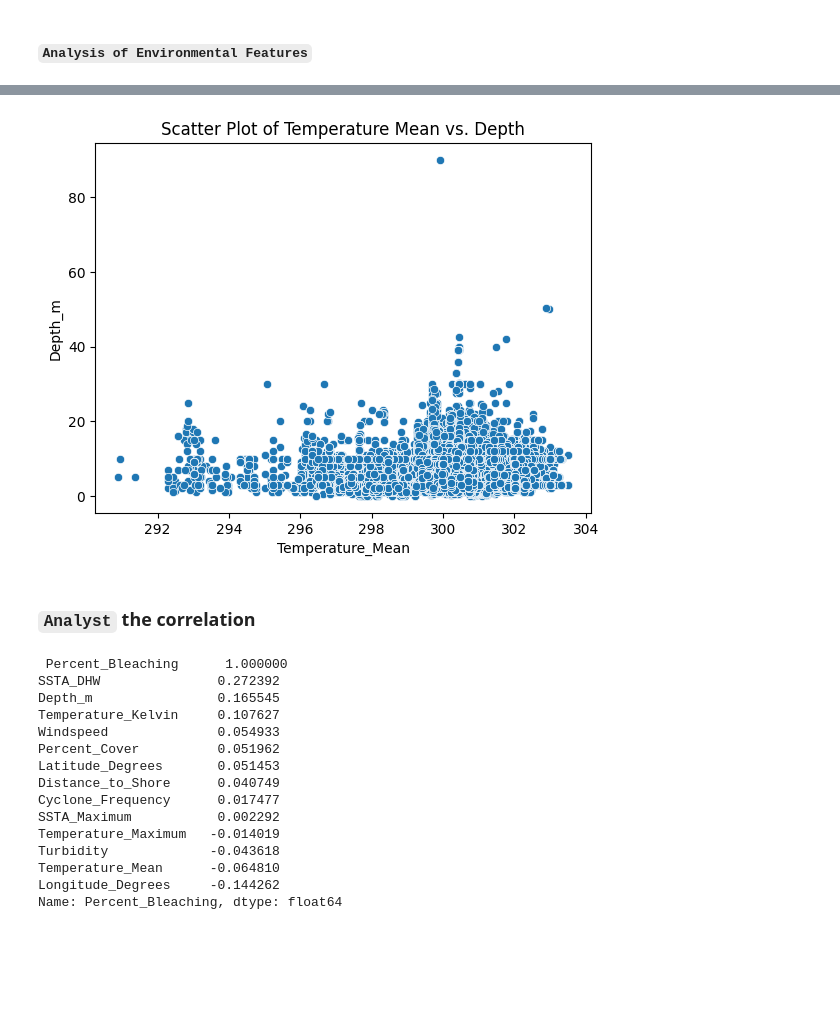
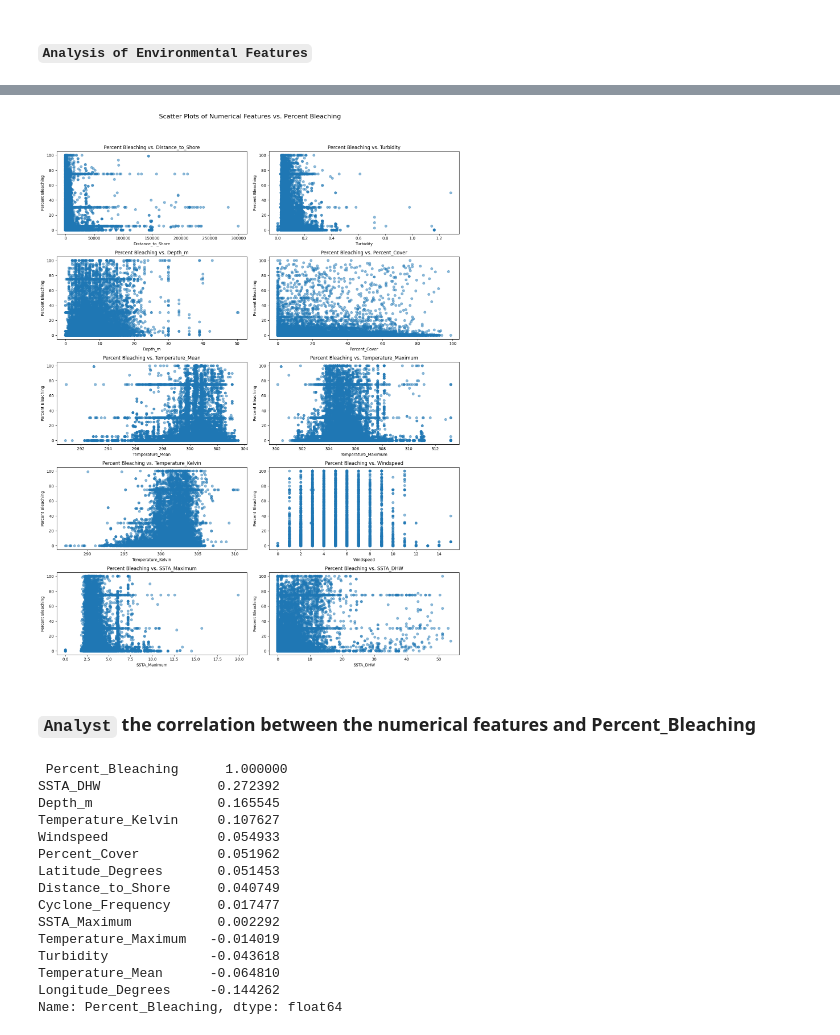
Before and after one commit to minhphan-rmit/rmit2024b-cosc2968-sgs-tut04-team1, a Jupyter notebook: main1.ipynb, the cells around one changed output, grey strips where cells are left out. Cells and saved outputs as stored; diff of their text form; code cells hidden in the pictures; blank space fills up the shorter version.

Commit message:
update final clear data

```diff
--- a/main1.ipynb
+++ b/main1.ipynb
@@ -282,9 +281,9 @@ numeric_columns = [
 ]
 
 for col in numeric_columns:
-    df_filtered[col] = pd.to_numeric(df_filtered[col], errors='coerce')
+    df_cleaned[col] = pd.to_numeric(df_cleaned[col], errors='coerce')
 
 # Display the info of the DataFrame to verify changes
-df_filtered.info()
+df_cleaned.info()
 # %% [output]
 <class 'pandas.core.frame.DataFrame'>
@@ -311,0 +313,13 @@ See the caveats in the documentation: https://pandas.pydata.org/pandas-docs/stab
+# %%
+# List of categorical columns
+categorical_columns = [
+    'Bleaching_Level',
+    'Ocean_Name',
+    'Exposure',
+]
+# Convert specified columns to categorical dtype
+for column in categorical_columns:
+    df_cleaned[column] = df_cleaned[column].astype('category')
+
+# Verify the conversion
+df_cleaned.info()
@@ -622,11 +493,35 @@ plt.show()
-# %%
-# Scatter plot of Temperature_Mean vs. Depth_m
-sns.scatterplot(x='Temperature_Mean', y='Depth_m', data=df_filtered)
-plt.title('Scatter Plot of Temperature Mean vs. Depth')
-
-plt.show()
-# %% [output]
-[figure, removed]
+# %%
+import matplotlib.pyplot as plt
+
+# Define the list of numeric columns excluding Percent_Bleaching
+numeric_columns = [
+    'Distance_to_Shore',
+    'Turbidity',
+    'Depth_m',
+    'Percent_Cover',
+    'Temperature_Mean',
+    'Temperature_Maximum',
+    'Temperature_Kelvin',
+    'Windspeed',
+    'SSTA_Maximum',
+    'SSTA_DHW'
+]
+
+# Set up the subplots grid
+fig, axes = plt.subplots(nrows=5, ncols=2, figsize=(15, 20))
+fig.suptitle('Scatter Plots of Numerical Features vs. Percent Bleaching', fontsize=16)
+
+# Loop through the numerical columns and create scatter plots
+for ax, feature in zip(axes.flatten(), numeric_columns):
+    ax.scatter(df_cleaned[feature], df_cleaned['Percent_Bleaching'], alpha=0.5)
+    ax.set_xlabel(feature)
+    ax.set_ylabel('Percent Bleaching')
+    ax.set_title(f'Percent Bleaching vs. {feature}')
+
+plt.tight_layout(rect=[0, 0, 1, 0.95])
+plt.show()
+# %% [output]
+[figure, added]
 # %% [markdown]
-### `Analyst` the correlation
+### `Analyst` the correlation between the numerical features and Percent_Bleaching
 # %%
```
Also changed, not shown: parts of 31 cells of this notebook, 3 other files.
